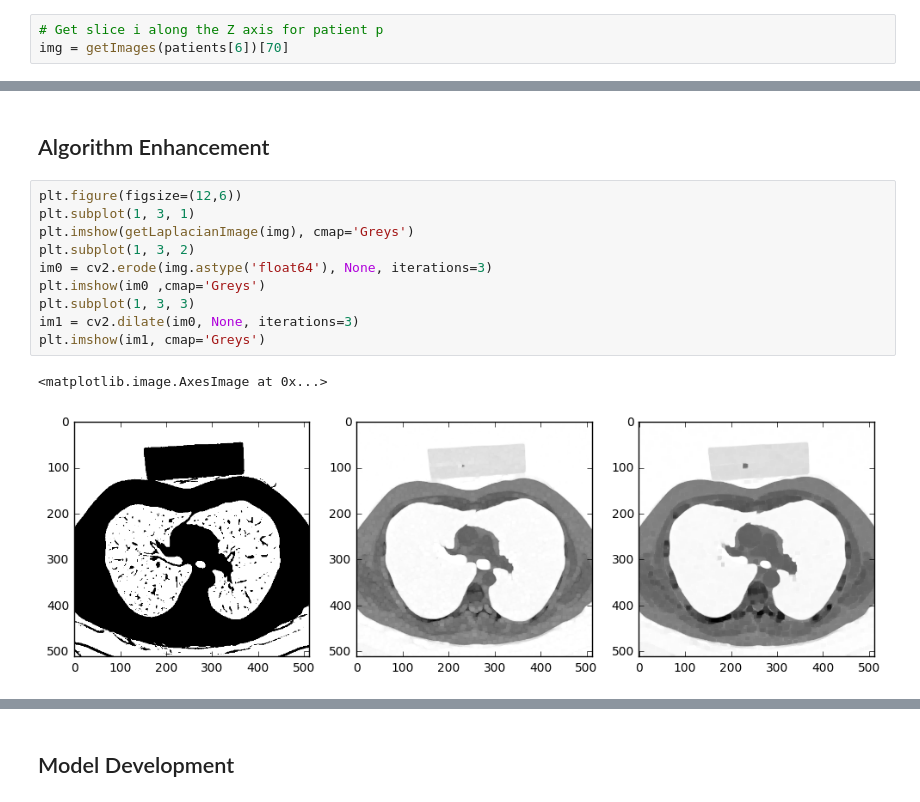
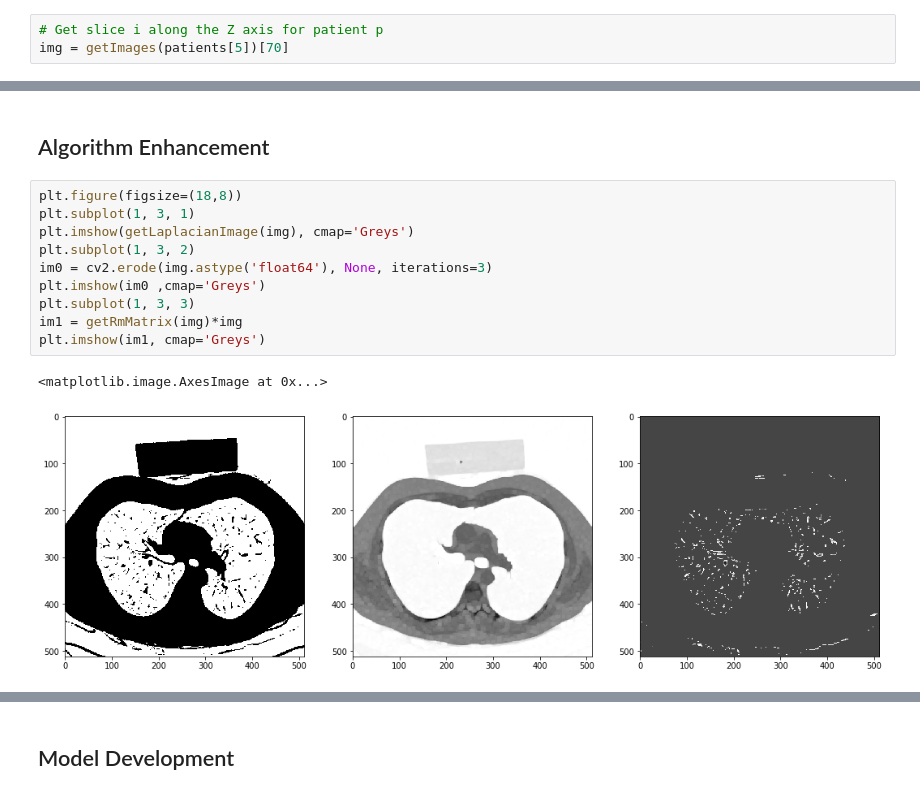
Before and after one commit to mingdingzhiai/LungCancer, a Jupyter notebook: Notebook.ipynb, the cells around one changed output, grey strips where cells are left out. Saved outputs shown, nothing was run; the diff lists cells and outputs as text.

```diff
--- a/Notebook.ipynb
+++ b/Notebook.ipynb
@@ -27,7 +27,7 @@ plot3D(patients[0],threshold=500)
 What Guido realized is impressive. The one problem it didn't solve was, for me, hypodense and hyperdense nodes, that could be lost through the threshold function ... The main idea I based my following code is about geometrical considerations, to extract the lungs and only the lungs, without missing anything.
 # %%
 # Get slice i along the Z axis for patient p
-img = getImages(patients[6])[70]
+img = getImages(patients[5])[70]
 # %%
 # Observe the different zones in the picture, after transforming it thanks to
 # the Sobol algorithm and the Laplacian filter (edges detection)
@@ -48,15 +48,15 @@ comparePatients3D(patients[0],patients[1])
 # %% [markdown]
 ## Algorithm Enhancement
 # %%
-plt.figure(figsize=(12,6))
+plt.figure(figsize=(18,8))
 plt.subplot(1, 3, 1)
 plt.imshow(getLaplacianImage(img), cmap='Greys')
 plt.subplot(1, 3, 2)
 im0 = cv2.erode(img.astype('float64'), None, iterations=3)
 plt.imshow(im0 ,cmap='Greys')
 plt.subplot(1, 3, 3)
-im1 = cv2.dilate(im0, None, iterations=3)
+im1 = getRmMatrix(img)*img
 plt.imshow(im1, cmap='Greys')
 # %% [output]
 <matplotlib.image.AxesImage at 0x...>
-[figure, old version]
+[figure, new version]
```
Also changed, not shown: parts of 5 cells of this notebook.
